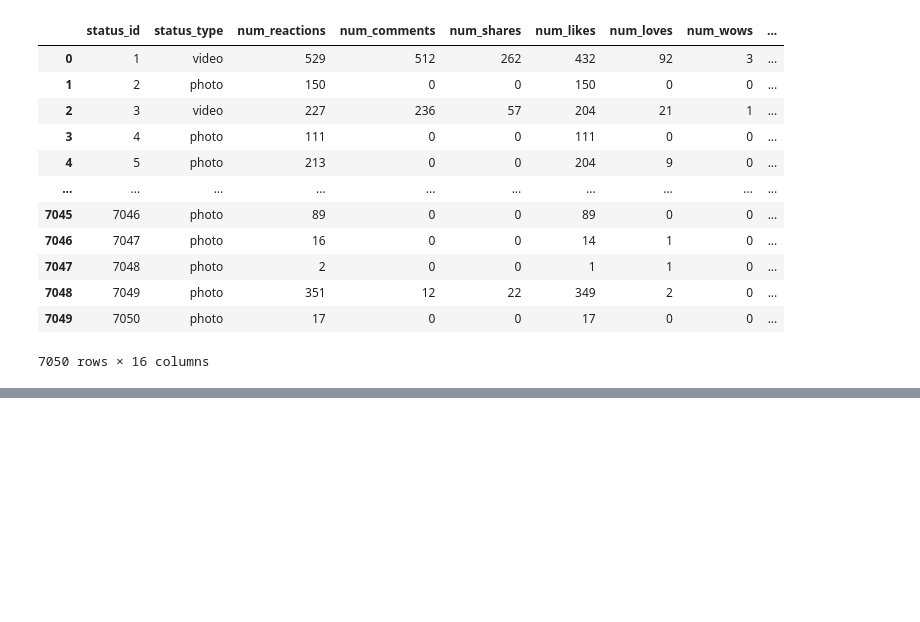
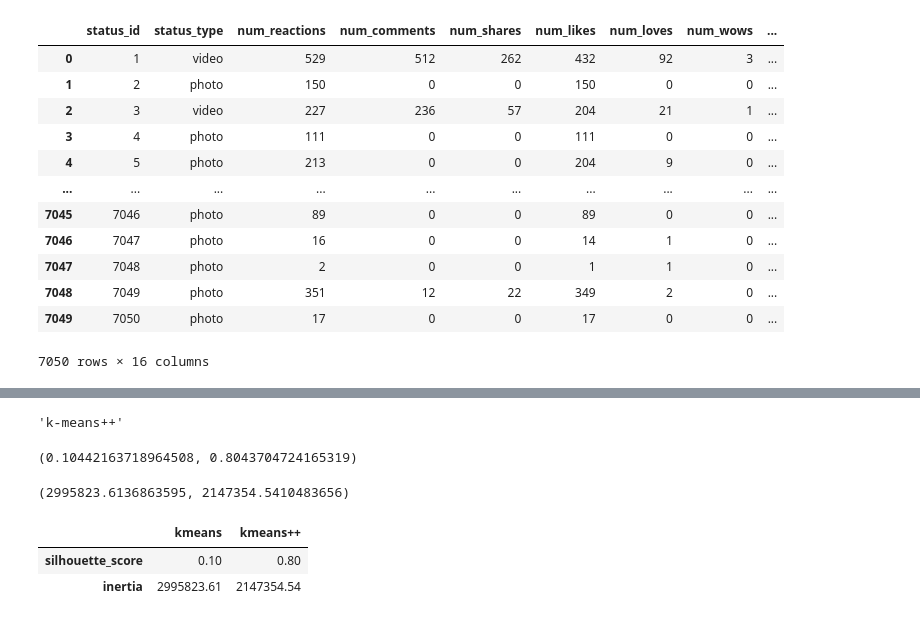
Before and after one commit to tienphatnguyendev/machine-learning-docs, a Jupyter notebook: clustering/notebooks/kmeans.ipynb, the cells around one changed output, grey strips where cells are left out. Saved outputs shown, nothing was run; the diff lists cells and outputs as text; code cells hidden in the pictures; blank space fills up the shorter version.

```diff
--- a/clustering/notebooks/kmeans.ipynb
+++ b/clustering/notebooks/kmeans.ipynb
@@ -143,0 +166,2 @@ px.line(x=list(k_values), y=silhouette_scores, title='Silhouette Score vs. K')
+# %%
+kmeans_trainer.fit(df)
@@ -143,0 +188,2 @@ px.line(x=list(k_values), y=silhouette_scores, title='Silhouette Score vs. K')
+# %%
+kmeanspp_trainer.fit(df)
@@ -143,0 +205,36 @@ px.line(x=list(k_values), y=silhouette_scores, title='Silhouette Score vs. K')
+# %%
+kmeanspp_trainer.named_steps['model'].init
+# %% [output]
+'k-means++'
+# %%
+kmeans_labels = kmeans_trainer.predict(df)
+kmeanspp_labels = kmeanspp_trainer.predict(df)
+# %%
+kmeans_silhouette = silhouette_score(prep_df, kmeans_labels)
+kmeanspp_silhouette = silhouette_score(prep_df, kmeanspp_labels)
+# %%
+kmeans_silhouette, kmeanspp_silhouette
+# %% [output]
+(0.10442163718964508, 0.8043704724165319)
+# %%
+kmeans_trainer.named_steps['model'].inertia_, kmeanspp_trainer.named_steps['model'].inertia_
+# %% [output]
+(2995823.6136863595, 2147354.5410483656)
+# %%
+res_df = pd.DataFrame(
+    data={
+        'kmeans': {
+            'silhouette_score': kmeans_silhouette,
+            'inertia': kmeans_trainer.named_steps['model'].inertia_
+        },
+        'kmeans++': {
+            'silhouette_score': kmeanspp_silhouette,
+            'inertia': kmeanspp_trainer.named_steps['model'].inertia_
+        }
+    }
+).round(2)
+res_df
+# %% [output]
+|  | kmeans | kmeans++ |
+| silhouette_score | 0.10 | 0.80 |
+| inertia | 2995823.61 | 2147354.54 |
```
Also changed, not shown: parts of 10 cells of this notebook, 7 other files.
